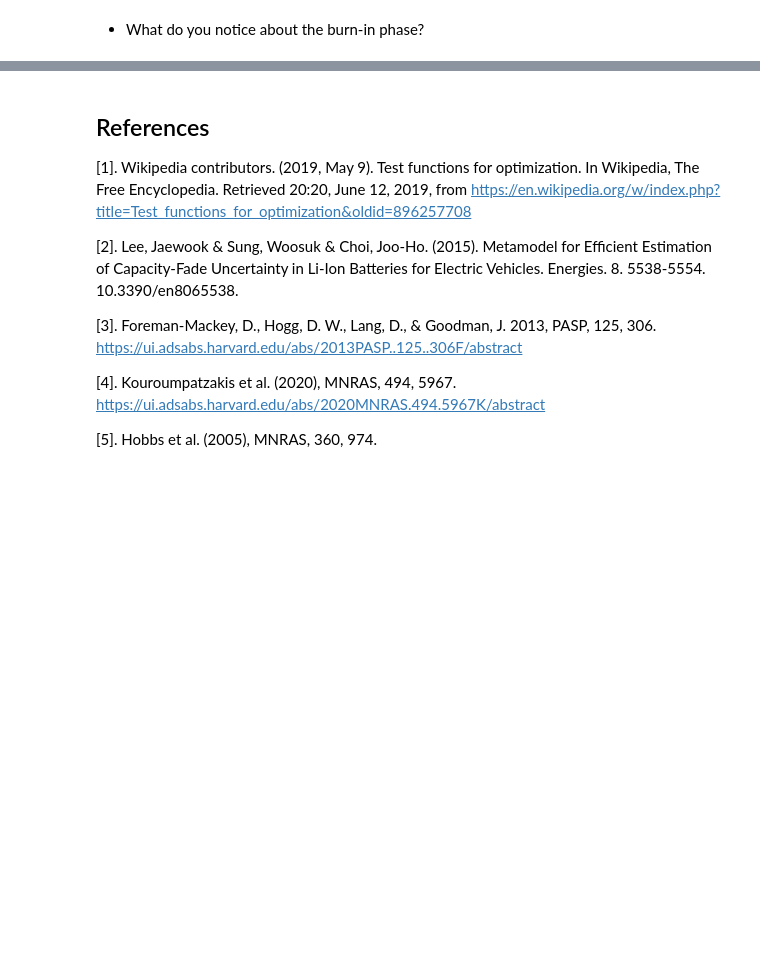
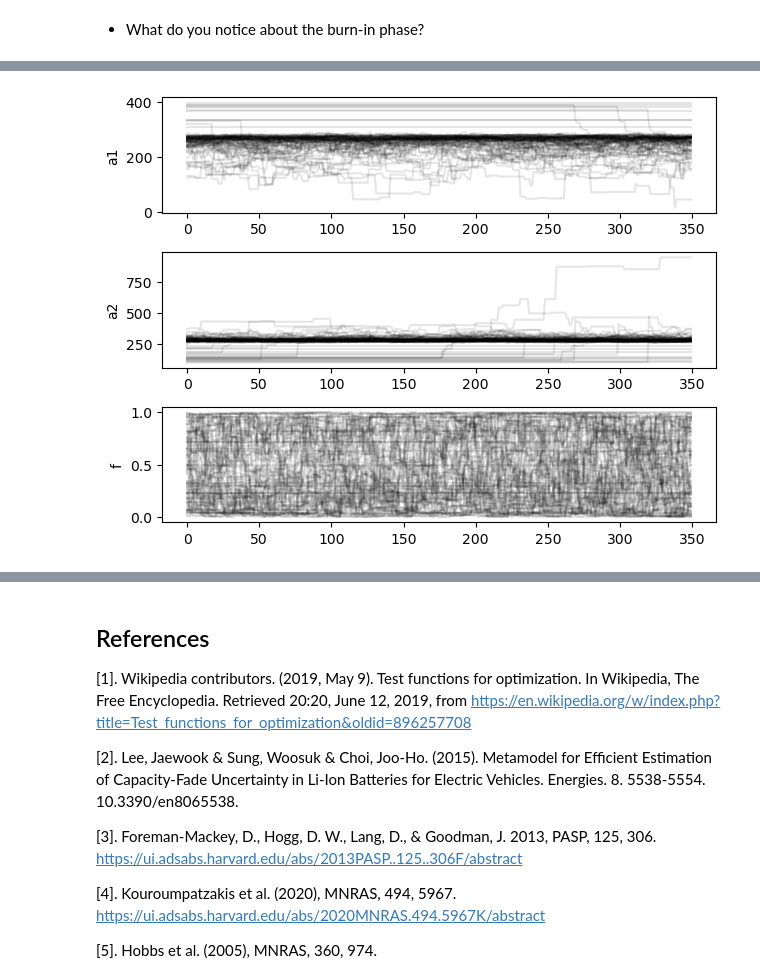
Before and after one commit to astrostatistics-in-crete/2023_summer_school, a Jupyter notebook: MCMC/MCMC_S.ipynb, the cells around one changed output, grey strips where cells are left out. Saved outputs shown, nothing was run; the diff lists cells and outputs as text; code cells hidden in the pictures; blank space fills up the shorter version.

```diff
--- a/MCMC/MCMC_S.ipynb
+++ b/MCMC/MCMC_S.ipynb
@@ -971,15 +914,15 @@ def ln_prior_f(f):
     return -np.inf if f < 0 or f > 1 else 0.0
 
 def ln_prior(a1, a2, f):
-#     if a1 > a2:
-#         return -np.inf
+    if a1 > a2:
+        return -np.inf
     return ln_prior_a1(a1) + ln_prior_a2(a2) + ln_prior_f(f)
 
 def datum_ln_likelihood(v, a1, a2, f):
     return np.log(f * st.maxwell.pdf(v, scale=a1) + (1.0 - f) * st.maxwell.pdf(v, scale=a2))
 
 def ln_likelihood(velocities, a1, a2, f):
-    return sum(datum_ln_likelihood(velocities, a1, a2, f))
+    return np.sum(datum_ln_likelihood(velocities, a1, a2, f))
 
 def ln_posterior(parameters, velocities):
     a1, a2, f = parameters
@@ -1001,7 +944,7 @@ positions = np.array([a1_positions, a2_positions, f_positions]).T
 
 
 sampler = emcee.EnsembleSampler(nwalkers=n_walkers, ndim=n_dim, log_prob_fn=ln_posterior, args=[sample_3])
-result = sampler.run_mcmc(positions, nsteps=n_steps, progress="notebook")
+result = sampler.run_mcmc(positions, nsteps=n_steps, progress=True)
 # %%
 plt.figure()
 
@@ -1018,14 +963,16 @@ plt.show()
 # %%
-n_burnin = 200
+n_burnin = 50
 
 for param_i, label_i in zip(range(n_dim), labels):
     plt.subplot(n_dim, 1, 1+param_i)
     plt.ylabel(label_i)
     for j in range(n_walkers):
         chain = sampler.chain[j, n_burnin:, param_i]
         plt.plot(chain, "k-", alpha=0.1)
 plt.tight_layout()
 plt.show()
+# %% [output]
+[figure, added]
 # %%
 converged_chain = sampler.chain[:, n_burnin:, :]
 print("Converged chain shape     :", converged_chain.shape)
```
Also changed, not shown: parts of 45 cells of this notebook.
